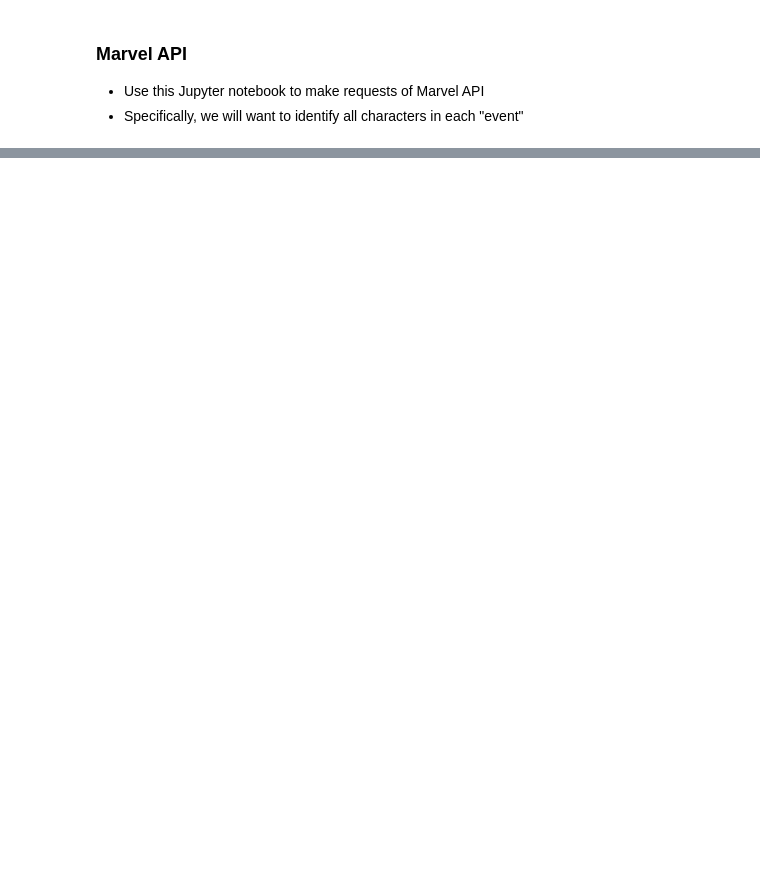
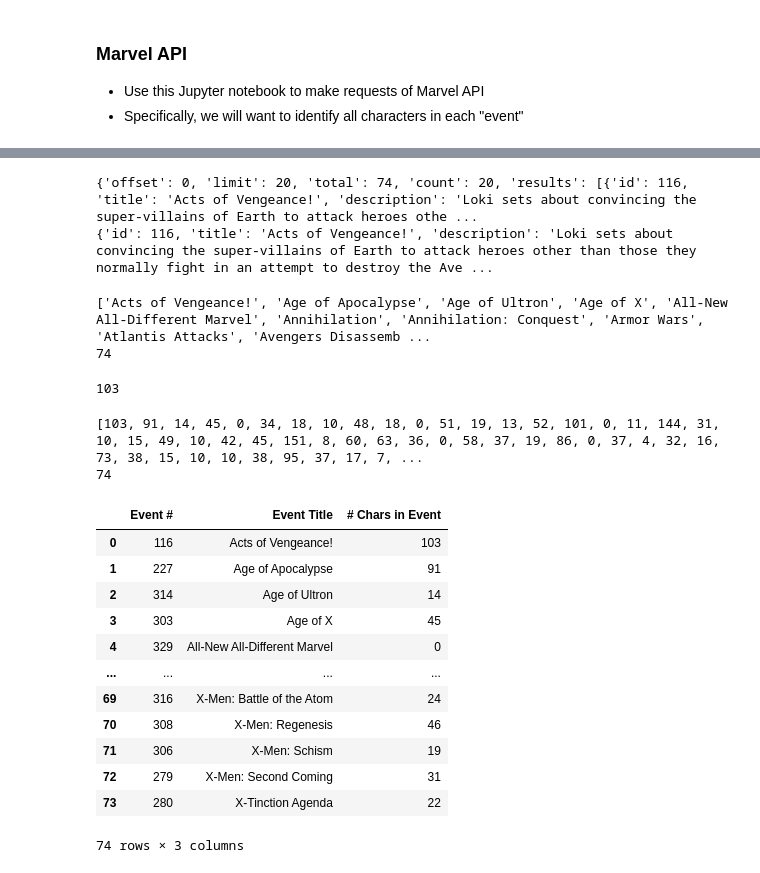
Before and after one commit to pnisenson/marvel-star, a Jupyter notebook: MarvelAPI.ipynb, the cells around one changed output, grey strips where cells are left out. Saved outputs shown, nothing was run; the diff lists cells and outputs as text; code cells hidden in the pictures; blank space fills up the shorter version.

Commit message:
MarvelAPI to good place - DataFrames created for each event and a list of each character in each event

```diff
--- a/MarvelAPI.ipynb
+++ b/MarvelAPI.ipynb
@@ -51,0 +81,69 @@ ImportError: cannot import name 'priv_key' from 'api_keys' (C:\Users\littl\Deskt
+# %%
+# Can we just get a list of all events
+query = f"/v1/public/events" +"?"
+query_url = base_url + query +"ts=" + ts+ "&apikey=" + api_key + "&hash=" + hasht
+data = requests.get(query_url).json()
+print(data['data']) # shows 74 events
+print(data['data']['results'][0])
+# %% [output]
+{'offset': 0, 'limit': 20, 'total': 74, 'count': 20, 'results': [{'id': 116, 'title': 'Acts of Vengeance!', 'description': 'Loki sets about convincing the super-villains of Earth to attack heroes othe ...
+{'id': 116, 'title': 'Acts of Vengeance!', 'description': 'Loki sets about convincing the super-villains of Earth to attack heroes other than those they normally fight in an attempt to destroy the Ave ...
+# %%
+query = f"/v1/public/events?limit=74" +"&"
+query_url = base_url + query +"ts=" + ts+ "&apikey=" + api_key + "&hash=" + hasht
+data = requests.get(query_url).json()
+eventid = []
+eventname = []
+
+for x in range(0,74):
+    eventid.append(data['data']['results'][x]['id'])
+    eventname.append(data['data']['results'][x]['title'])
+
+print(eventname)
+print(len(eventname))
+# %% [output]
+['Acts of Vengeance!', 'Age of Apocalypse', 'Age of Ultron', 'Age of X', 'All-New All-Different Marvel', 'Annihilation', 'Annihilation: Conquest', 'Armor Wars', 'Atlantis Attacks', 'Avengers Disassemb ...
+74
+# %%
+# Let's print the amount of characters in 'any given' event
+query = f"/v1/public/events/{eventsid}/characters" +"?"
+query_url = base_url + query +"ts=" + ts+ "&apikey=" + api_key + "&hash=" + hasht
+data = requests.get(query_url).json()
+print(data['data']['total'])
+# %% [output]
+103
+# %%
+#Let's print the amount of characters in EACH of the 74 events
+charcount = []
+for event in eventid:
+    eventsid = event
+    query = f"/v1/public/events/{eventsid}/characters" +"?"
+    query_url = base_url + query +"ts=" + ts+ "&apikey=" + api_key + "&hash=" + hasht
+    data = requests.get(query_url).json()
+    charcount.append(data['data']['total'])
+
+print(charcount)
+print(len(charcount))
+# Note that there are 4 events with > 100 characters. Will take an extra logical step to catch these characters
+# %% [output]
+[103, 91, 14, 45, 0, 34, 18, 10, 48, 18, 0, 51, 19, 13, 52, 101, 0, 11, 144, 31, 10, 15, 49, 10, 42, 45, 151, 8, 60, 63, 36, 0, 58, 37, 19, 86, 0, 37, 4, 32, 16, 73, 38, 15, 10, 10, 38, 95, 37, 17, 7, ...
+74
+# %%
+EventInfo = pd.DataFrame({"Event #": eventid,
+                        "Event Title": eventname,
+                        "# Chars in Event": charcount})
+EventInfo
+# %% [output]
+|  | Event # | Event Title | # Chars in Event |
+| 0 | 116 | Acts of Vengeance! | 103 |
+| 1 | 227 | Age of Apocalypse | 91 |
+| 2 | 314 | Age of Ultron | 14 |
+| 3 | 303 | Age of X | 45 |
+| 4 | 329 | All-New All-Different Marvel | 0 |
+| ... | ... | ... | ... |
+| 69 | 316 | X-Men: Battle of the Atom | 24 |
+| 70 | 308 | X-Men: Regenesis | 46 |
+| 71 | 306 | X-Men: Schism | 19 |
+| 72 | 279 | X-Men: Second Coming | 31 |
+| 73 | 280 | X-Tinction Agenda | 22 |
+74 rows × 3 columns
```
Also changed, not shown: parts of 5 cells of this notebook.
